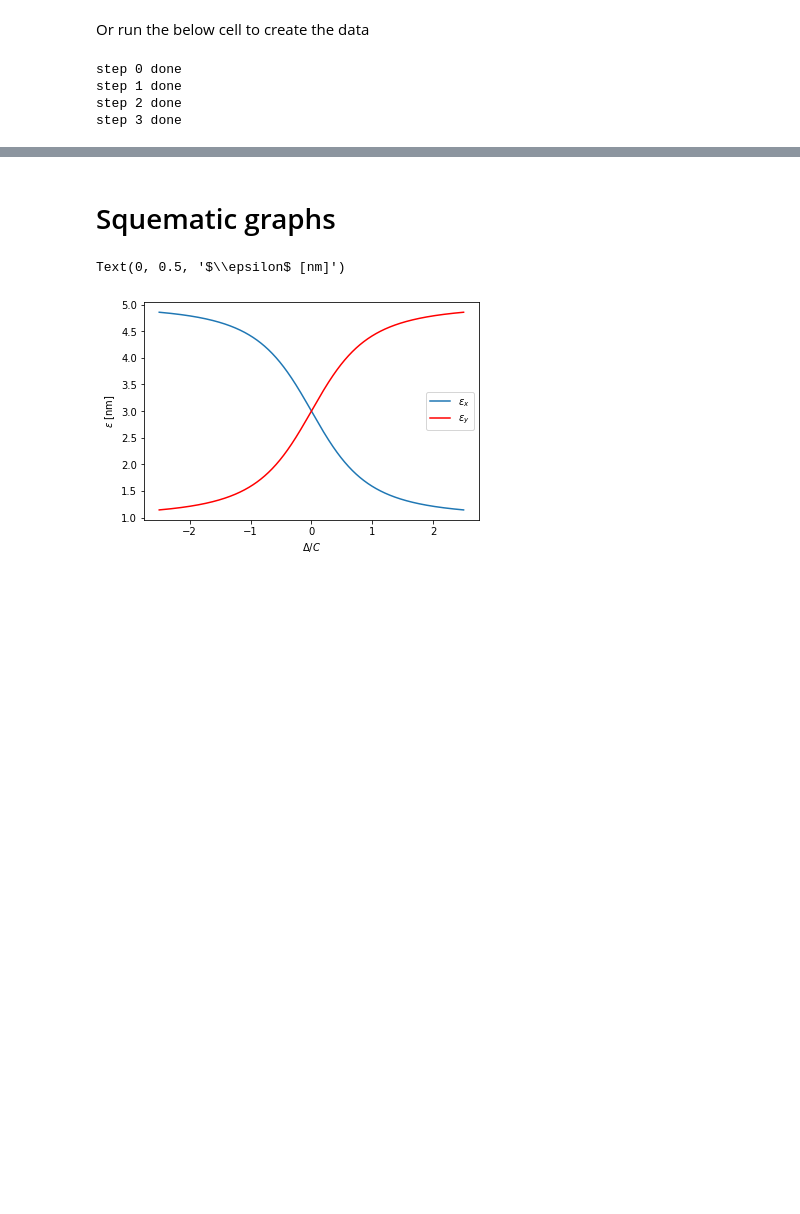
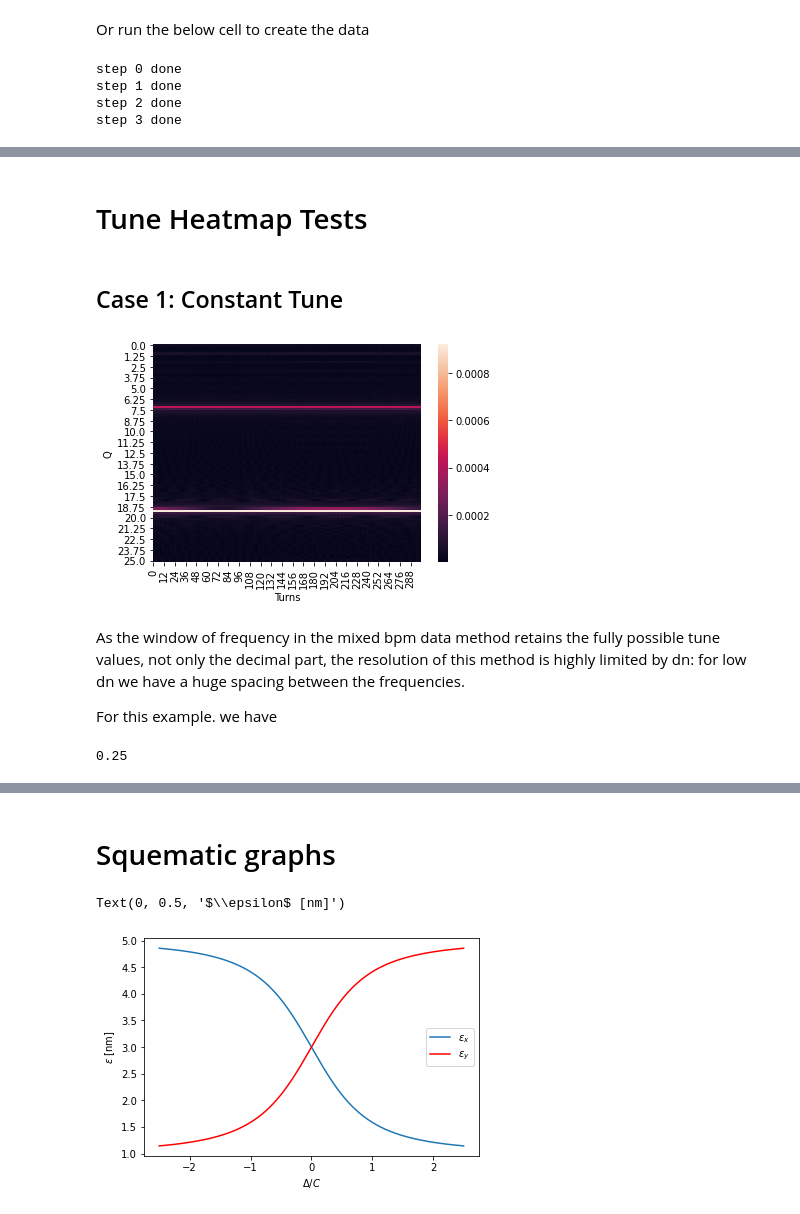
Before and after one commit to lnls-fac/apsuite, a Jupyter notebook: apsuite/emittance_exchange/bo_tune_measure/tune_measure_tests.ipynb, the cells around one changed output, grey strips where cells are left out. Cells and saved outputs as stored; diff of their text form; code cells hidden in the pictures; blank space fills up the shorter version.

Commit message:
More tests and code cleaning

```diff
--- a/apsuite/emittance_exchange/bo_tune_measure/tune_measure_tests.ipynb
+++ b/apsuite/emittance_exchange/bo_tune_measure/tune_measure_tests.ipynb
@@ -18,8 +18,8 @@ Run the above below cell to load the data
 # %%
 datax = np.load("datax2.npy")
 datay = np.load("datay2.npy")
-tune1_list = np.load('tune1_list')
-tune2_list = np.load('tune2_list')
+tune1_list = np.load('tune1_list.npy')
+tune2_list = np.load('tune2_list.npy')
 # %% [markdown]
 Or run the below cell to create the data
 # %%
@@ -117,0 +164,17 @@ array([0.00011305, 0.00011305, 0.00011305, ..., 0.00011448, 0.00011305,
+# %% [markdown]
+# Tune Heatmap Tests
+# %% [markdown]
+## Case 1: Constant Tune
+# %%
+x_m, y_m = datax[0], datay[0]
+freqs, spc1, spc2 = tm.spectrum_evolution(x_m, y_m, dn=200)
+# %% [output]
+[figure, added]
+# %% [markdown]
+As the window of frequency in the mixed bpm data method retains the fully possible tune values, not only the decimal part, the resolution of this method is highly limited by dn: for low dn we have a huge spacing between the frequencies.
+
+For this example. we have
+# %%
+np.diff(freqs).mean()
+# %% [output]
+0.25
```
Also changed, not shown: parts of 11 cells of this notebook.
